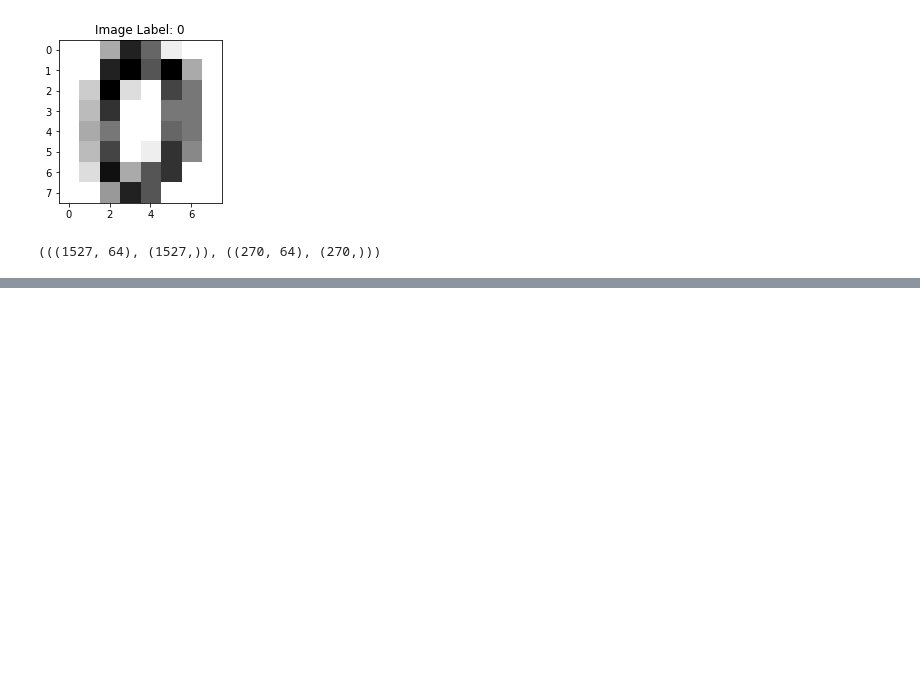
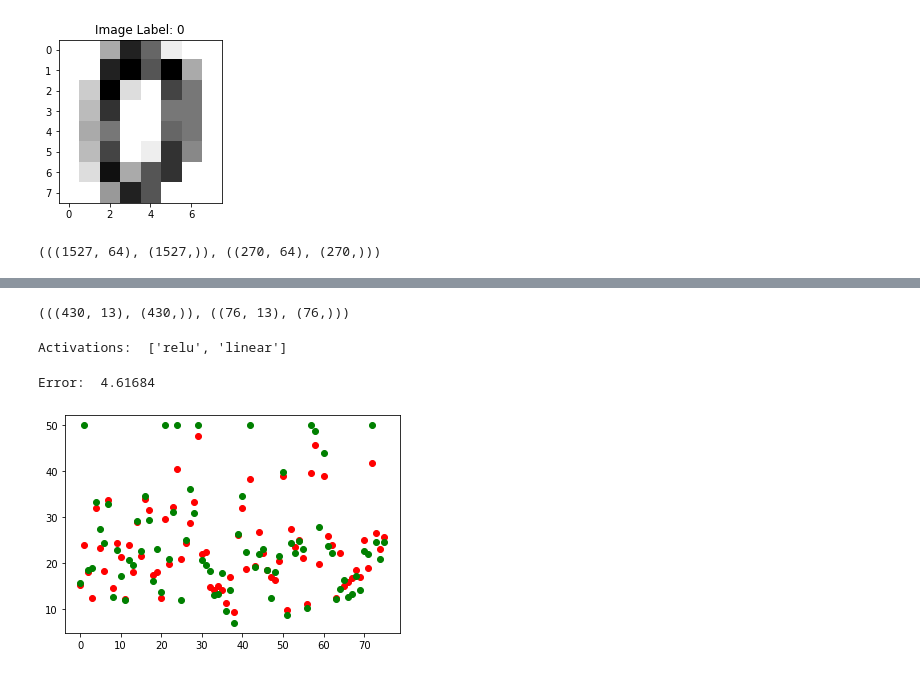
Before and after one commit to davidchen9830/ML, a Jupyter notebook: DNN/keras/keras_dnn.ipynb, the cells around one changed output, grey strips where cells are left out. Cells and saved outputs as stored; diff of their text form; code cells hidden in the pictures; blank space fills up the shorter version.

```diff
--- a/DNN/keras/keras_dnn.ipynb
+++ b/DNN/keras/keras_dnn.ipynb
@@ -83,0 +42,13 @@ Epoch 10/10
+# %%
+def format_activations(layers, activations):
+    # We should and always have n - 1 elts in activations if layers has n
+    l = []
+    i = 0
+    while (i < len(layers) - 2):
+        if (i < len(activations) - 1):
+            l.append(activations[i])
+        else: # We consider that the last layer should be kept for the last
+            l.append(activations[len(activations) - 2])
+        i += 1
+    l.append(activations[len(activations) - 1])
+    return l
@@ -83,0 +109,58 @@ Epoch 10/10
+# %%
+from sklearn.datasets import load_boston
+from sklearn import preprocessing
+from sklearn.model_selection import train_test_split
+
+boston = load_boston() # Iris only have 3 classes
+
+data = np.asarray(boston.data, dtype='float32')
+target = np.asarray(boston.target, dtype='float32')
+
+X_train, X_test, y_train, y_test = train_test_split(data, target,
+                                                    test_size=0.15,
+                                                   random_state=37)
+# We put a random state to have reproducible results
+
+scaler = preprocessing.StandardScaler()
+X_train = scaler.fit_transform(X_train) # Center and normalize
+X_test = scaler.fit_transform(X_test)
+
+(X_train.shape, y_train.shape), (X_test.shape, y_test.shape)
+# %% [output]
+(((430, 13), (430,)), ((76, 13), (76,)))
+# %%
+activations_list = [
+    ['relu', 'linear']
+]
+
+l = [X_train.shape[1], 128, 64, 1]
+# optimizer = optimizers.SGD(learning_rate = 0.1, momentum=0.9, nesterov=True)
+optimizer = optimizers.Adam()
+
+for activations in activations_list:
+    model = L_Layer_Model(l, activations)
+    print("Activations: ", activations)
+    model.train(X_train, y_train, loss_fn = tf.keras.losses.MSE,
+               optimizer = optimizer, epochs = 100, metrics='mae',
+               batch_size=32, verbose=False)
+    print()
+# %% [output]
+Activations:  ['relu', 'linear']
+# %%
+from sklearn.metrics import mean_squared_error
+import matplotlib.pyplot as plt
+
+y_train_pred = model.predict(X_train)
+print("Error: ", mean_squared_error(y_train, y_train_pred).mean())
+
+y_pred = model.predict(X_test)
+x = np.arange(0, len(X_test))
+plt.scatter(x, y_pred, color='red') # Prediction
+plt.scatter(x, y_test, color='green')
+
+plt.show()
+
+## Basically we are overfitting, let's add some regularization, let's say L1 regularization to maybe silence some variables
+# %% [output]
+Error:  4.61684
+[figure, added]
```
Also changed, not shown: parts of 3 cells of this notebook, 2 other files.
